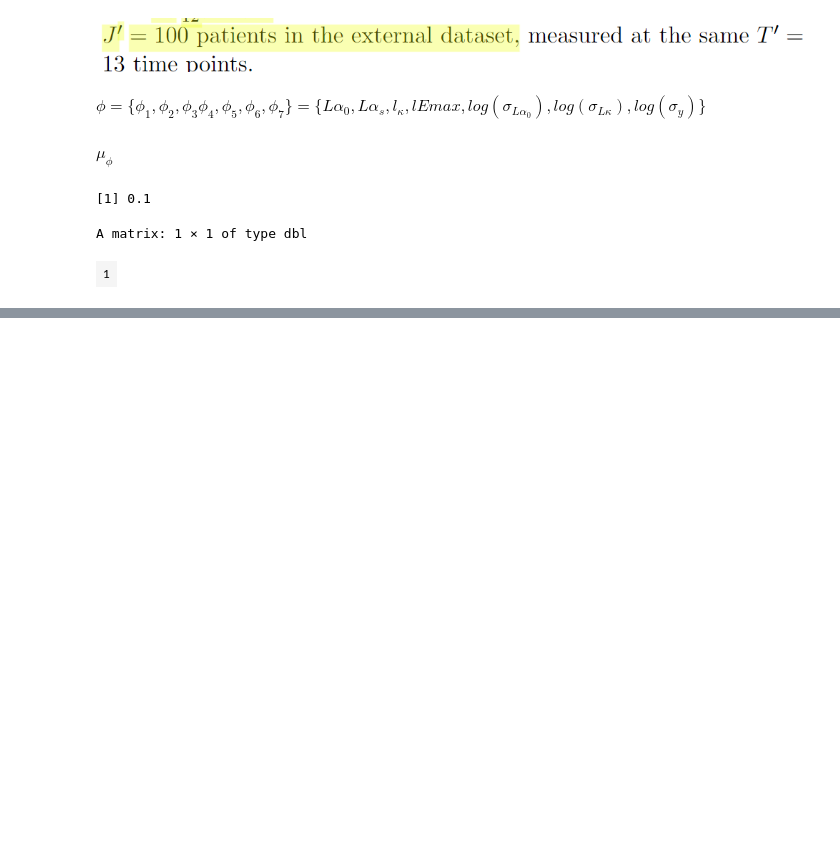
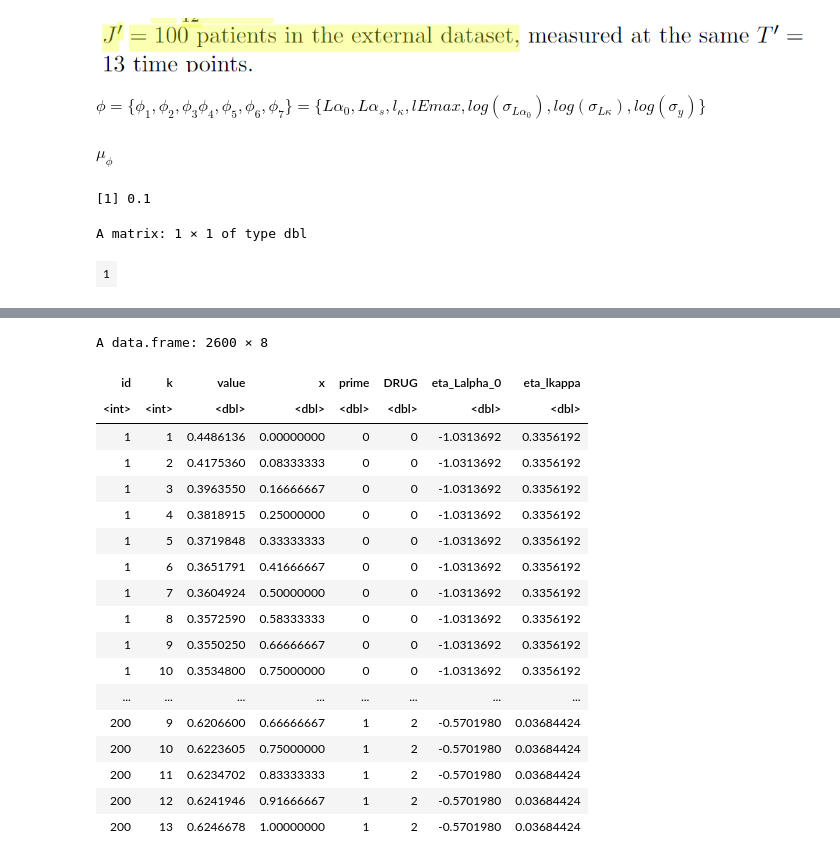
Before and after one commit to hublun/Bayesian_Aggregation_Average_Data, a Jupyter notebook: PKPD_BAAD_2024_2_1 copy.ipynb, the cells around one changed output, grey strips where cells are left out. Drawn from its saved outputs; the diff is of its cells as text; code cells hidden in the pictures; blank space fills up the shorter version.

```diff
--- a/PKPD_BAAD_2024_2_1 copy.ipynb
+++ b/PKPD_BAAD_2024_2_1 copy.ipynb
@@ -145,0 +385,22 @@ inv_valogit(Lalpha_s + exp(lEmax + delta)) ## drug=2 t=inf
+# %%
+M
+# %% [output]
+A data.frame: 2600 × 8
+| id | k | value | x | prime | DRUG | eta_Lalpha_0 | eta_lkappa |
+| <int> | <int> | <dbl> | <dbl> | <dbl> | <dbl> | <dbl> | <dbl> |
+| 1 | 1 | 0.4486136 | 0.00000000 | 0 | 0 | -1.0313692 | 0.3356192 |
+| 1 | 2 | 0.4175360 | 0.08333333 | 0 | 0 | -1.0313692 | 0.3356192 |
+| 1 | 3 | 0.3963550 | 0.16666667 | 0 | 0 | -1.0313692 | 0.3356192 |
+| 1 | 4 | 0.3818915 | 0.25000000 | 0 | 0 | -1.0313692 | 0.3356192 |
+| 1 | 5 | 0.3719848 | 0.33333333 | 0 | 0 | -1.0313692 | 0.3356192 |
+| 1 | 6 | 0.3651791 | 0.41666667 | 0 | 0 | -1.0313692 | 0.3356192 |
+| 1 | 7 | 0.3604924 | 0.50000000 | 0 | 0 | -1.0313692 | 0.3356192 |
+| 1 | 8 | 0.3572590 | 0.58333333 | 0 | 0 | -1.0313692 | 0.3356192 |
+| 1 | 9 | 0.3550250 | 0.66666667 | 0 | 0 | -1.0313692 | 0.3356192 |
+| 1 | 10 | 0.3534800 | 0.75000000 | 0 | 0 | -1.0313692 | 0.3356192 |
+| ... | ... | ... | ... | ... | ... | ... | ... |
+| 200 | 9 | 0.6206600 | 0.66666667 | 1 | 2 | -0.5701980 | 0.03684424 |
+| 200 | 10 | 0.6223605 | 0.75000000 | 1 | 2 | -0.5701980 | 0.03684424 |
+| 200 | 11 | 0.6234702 | 0.83333333 | 1 | 2 | -0.5701980 | 0.03684424 |
+| 200 | 12 | 0.6241946 | 0.91666667 | 1 | 2 | -0.5701980 | 0.03684424 |
+| 200 | 13 | 0.6246678 | 1.00000000 | 1 | 2 | -0.5701980 | 0.03684424 |
```
Also changed, not shown: parts of 33 cells of this notebook, 4 other files.
